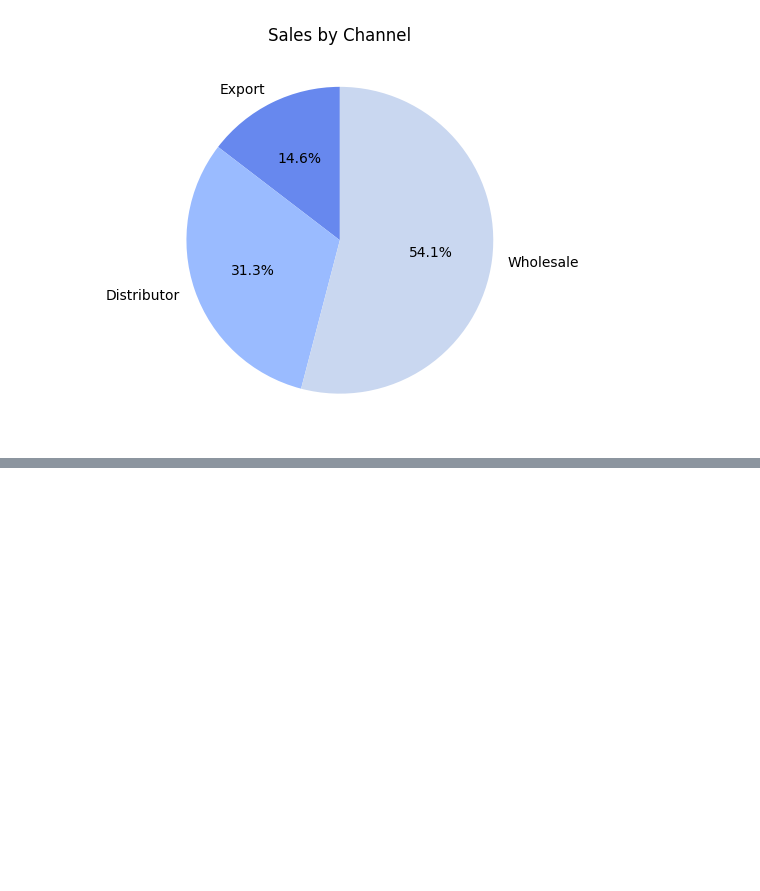
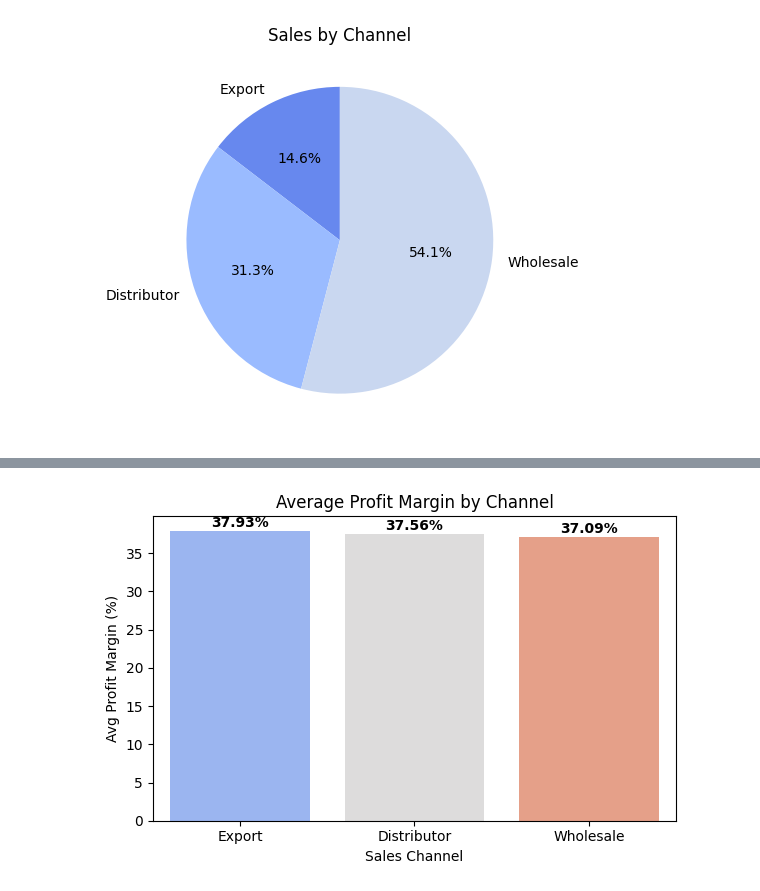
Before and after one commit to Madaranga/flipkart-regional-sales-analysis, a Jupyter notebook: FlipKarttt_Regional_Sales_Analysis.ipynb, the cells around one changed output, grey strips where cells are left out. Cells and saved outputs as stored; diff of their text form; code cells hidden in the pictures; blank space fills up the shorter version.

```diff
--- a/FlipKarttt_Regional_Sales_Analysis.ipynb
+++ b/FlipKarttt_Regional_Sales_Analysis.ipynb
@@ -636,0 +747,40 @@ plt.show()
+# %%
+# 1. Compute average profit margin percentage for each channel
+channel_margin = (
+    df.groupby('channel')['profit_margin_pct']  # Group by sales channel
+    .mean()                                      # Calculate mean profit margin %
+    .sort_values(ascending=False)                # Highest to lowest margin
+)
+
+# 2. Set the figure size for clarity
+plt.figure(figsize=(6, 4))
+
+# 3. Plot a bar chart of average profit margin by channel
+ax = sns.barplot(
+    x=channel_margin.index,       # X-axis: channel names
+    y=channel_margin.values,      # Y-axis: average profit margin values
+    hue=channel_margin.index,
+    palette='coolwarm',           # Color palette for bars
+    legend=False
+)
+
+# 4. Add chart title and axis labels
+plt.title('Average Profit Margin by Channel')  # Main title
+plt.xlabel('Sales Channel')                    # X-axis label
+plt.ylabel('Avg Profit Margin (%)')            # Y-axis label
+
+# 5. Annotate each bar with its exact margin percentage
+for i, v in enumerate(channel_margin.values):
+    ax.text(
+        i,                      # X position (bar index)
+        v + 0.5,                # Y position (bar height + small offset)
+        f'{v:.2f}%',            # Display percentage with two decimals
+        ha='center',            # Center-align the text horizontally
+        fontweight='bold'       # Bold font for readability
+    )
+
+# 6. Adjust layout and display the plot
+plt.tight_layout()
+plt.show()
+# %% [output]
+[figure, added]
```
Also changed, not shown: parts of 5 cells of this notebook.
